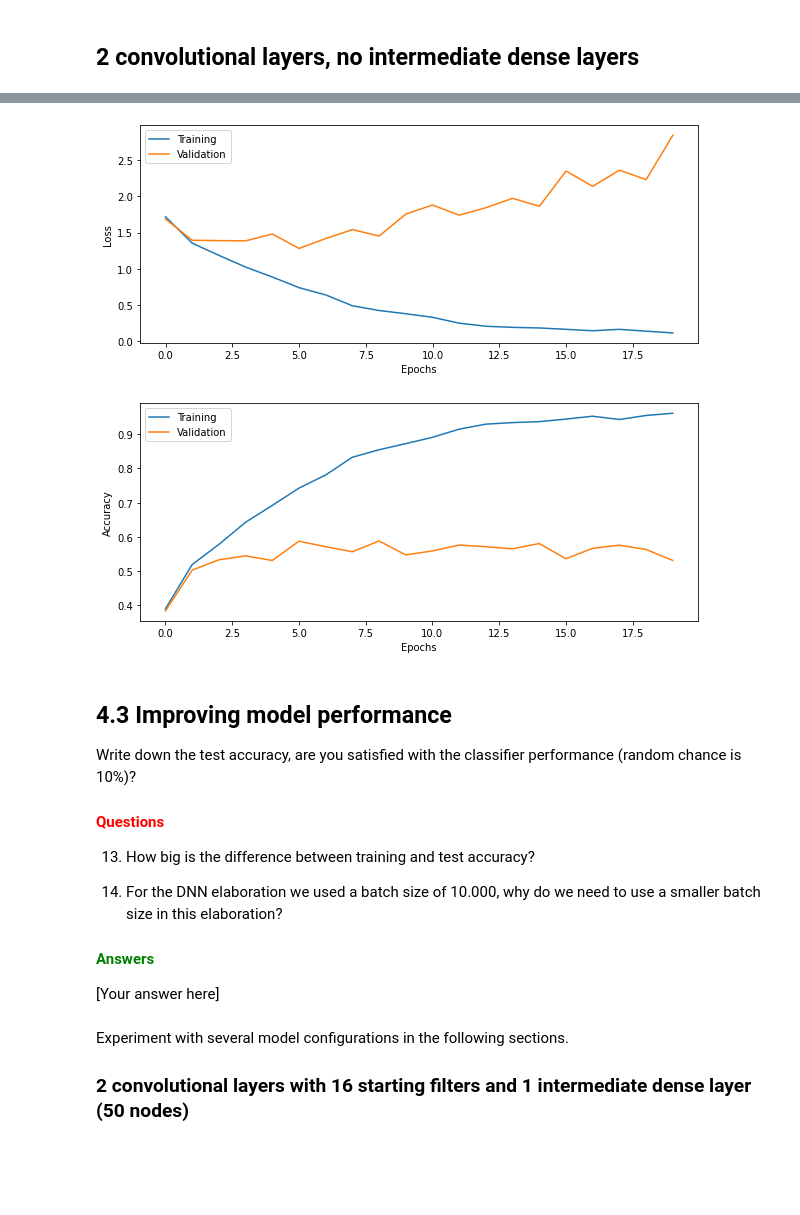
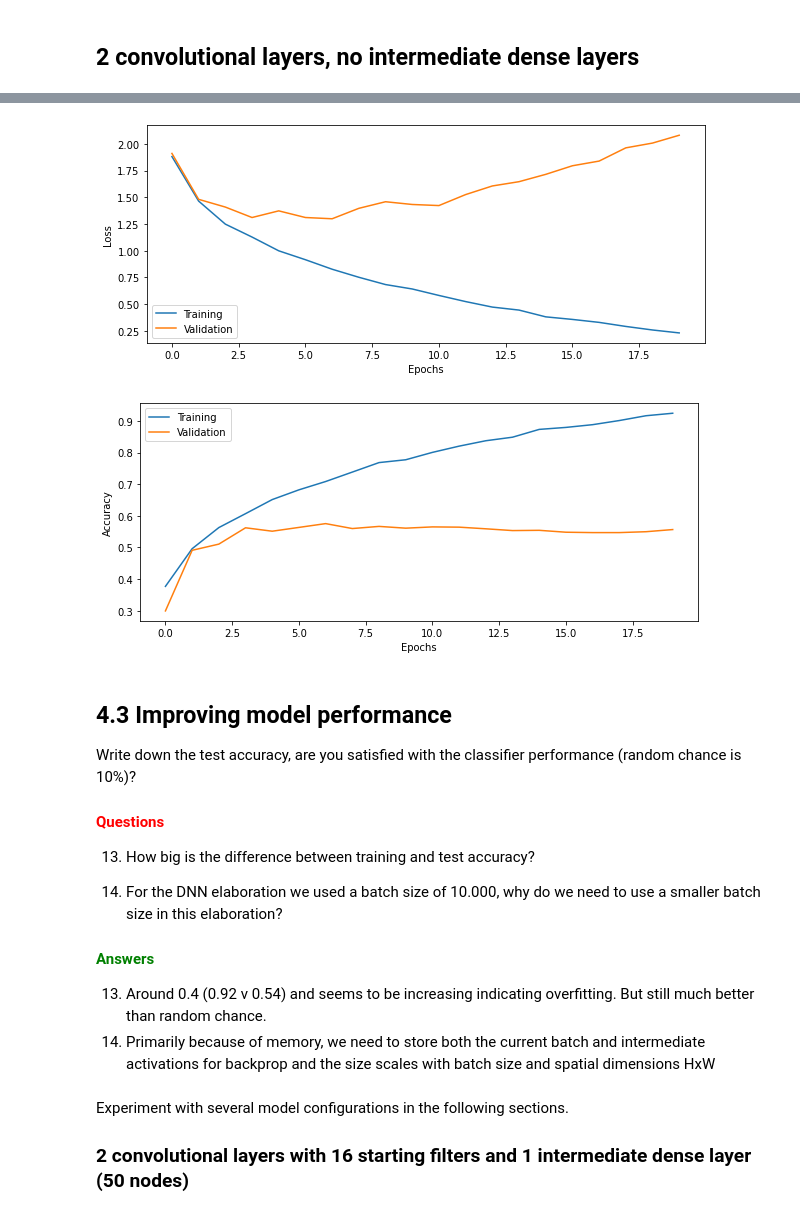
Before and after one commit to njmurov-ux/DLLabs, a Jupyter notebook: Lab 3/CNN_Lab.ipynb, the cells around one changed output, grey strips where cells are left out. Cells and saved outputs as stored; diff of their text form; code cells hidden in the pictures; blank space fills up the shorter version.

```diff
--- a/Lab 3/CNN_Lab.ipynb
+++ b/Lab 3/CNN_Lab.ipynb
@@ -458,10 +455,19 @@ input_shape = Xtrain.shape[1:]
 learning_rate = 0.01
 
 # Build model
-model1 = model
+model1 = build_CNN(
+    input_shape=Xtrain.shape[1:],
+    loss=loss,
+    n_conv_layers=2,
+    n_filters=16,
+    n_dense_layers=0,
+    optimizer="adam",
+    learning_rate=1e-3,
+    print_summary=True
+)
 
 # Train the model  using training data and validation data
-history1 = model1.fit(
+history0 = model1.fit(
     Xtrain, Ytrain,
     batch_size=batch_size,
     epochs=epochs,
@@ -507,10 +513,10 @@ Test accuracy: 0.5430
 # %%
 from utilities import plot_results
 # Plot the history from the training run
-plot_results(history1)
+plot_results(history0)
 # %% [output]
-[figure, old version]
+[figure, new version]
-[figure, old version]
+[figure, new version]
 # %% [markdown]
 ##  4.3 Improving model performance
 
@@ -522,7 +528,8 @@ Write down the test accuracy, are you satisfied with the classifier performance
 14. For the DNN elaboration we used a batch size of 10.000, why do we need to use a smaller batch size in this elaboration?
 
 #### **<span style="color:green">Answers</span>**
-[Your answer here]
+13. Around 0.4 (0.92 v 0.54) and seems to be increasing indicating overfitting. But still much better than random chance.
+14. Primarily because of memory, we need to store both the current batch and intermediate activations for backprop and the size scales with batch size and spatial dimensions HxW
 # %% [markdown]
 Experiment with several model configurations in the following sections.
 
```
Also changed, not shown: parts of 27 cells of this notebook, 1 other file.
